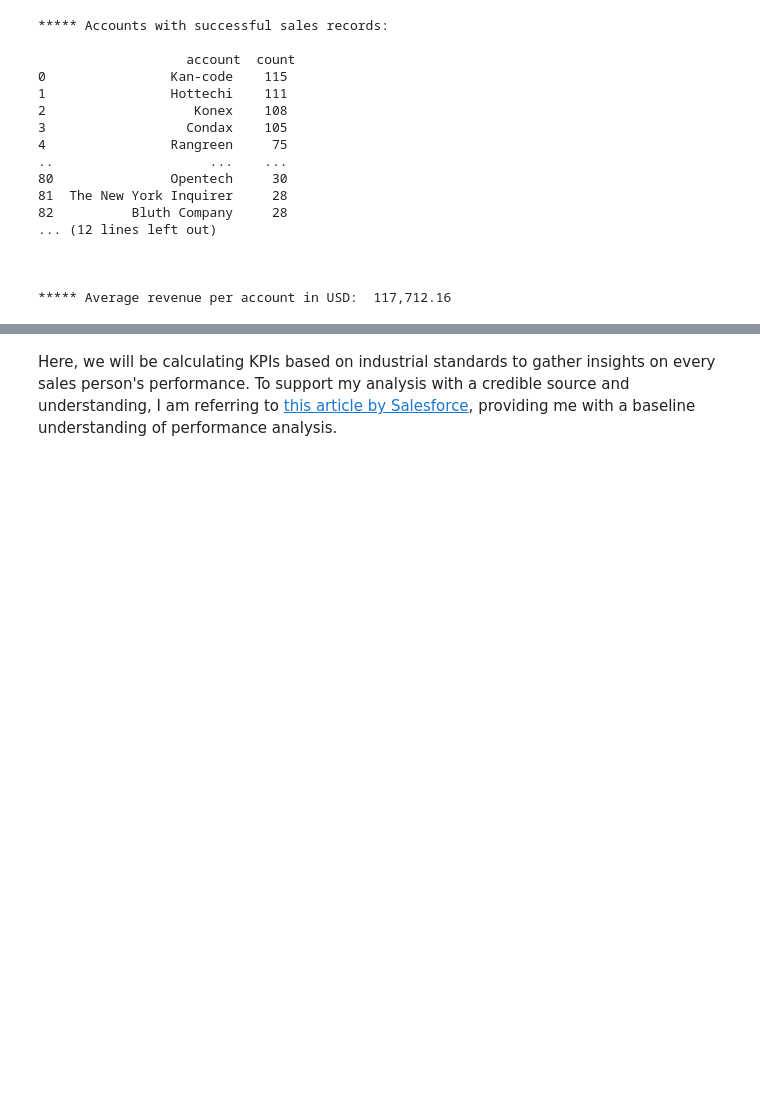
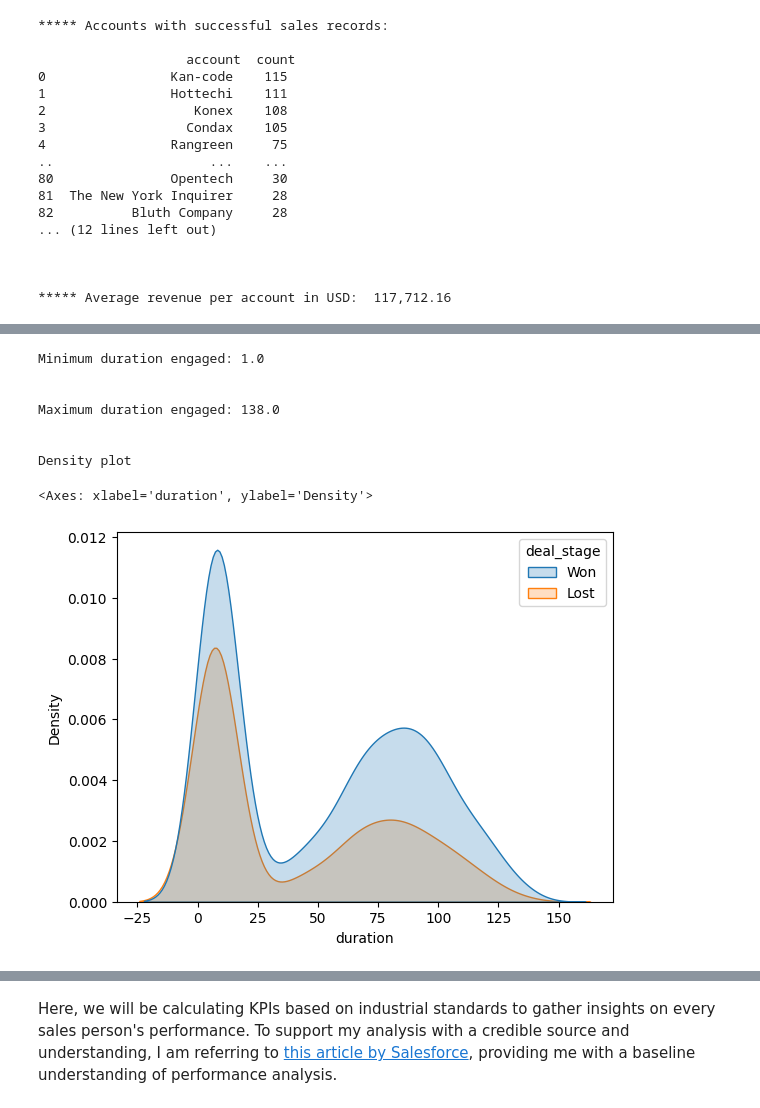
Before and after one commit to SuyogPatgave/Python_Codes-Projects, a Jupyter notebook: CRM_Project.ipynb, the cells around one changed output, grey strips where cells are left out. Saved outputs shown, nothing was run; the diff lists cells and outputs as text; code cells hidden in the pictures; blank space fills up the shorter version.

```diff
--- a/CRM_Project.ipynb
+++ b/CRM_Project.ipynb
@@ -1567,0 +1714,28 @@ print(f"***** Average revenue per account in USD: {avg_rev_acc: ,.2f}\n\n\n")
+# %%
+  #visualzing the distribution of duration spent on won/lost deals
+
+  duration_dist= merge_2.copy()
+
+  min_duration = duration_dist['duration'].min()
+  max_duration = duration_dist['duration'].max()
+
+  print(f"Minimum duration engaged: {min_duration}\n\n")
+  print(f"Maximum duration engaged: {max_duration}\n\n")
+
+  print("Density plot")
+  sns.kdeplot(
+      data=duration_dist,
+      x='duration',
+      hue='deal_stage',
+      fill=True
+  )
+# %% [output]
+Minimum duration engaged: 1.0
+
+
+Maximum duration engaged: 138.0
+
+
+Density plot
+<Axes: xlabel='duration', ylabel='Density'>
+[figure, added]
```
Also changed, not shown: parts of 14 cells of this notebook.
